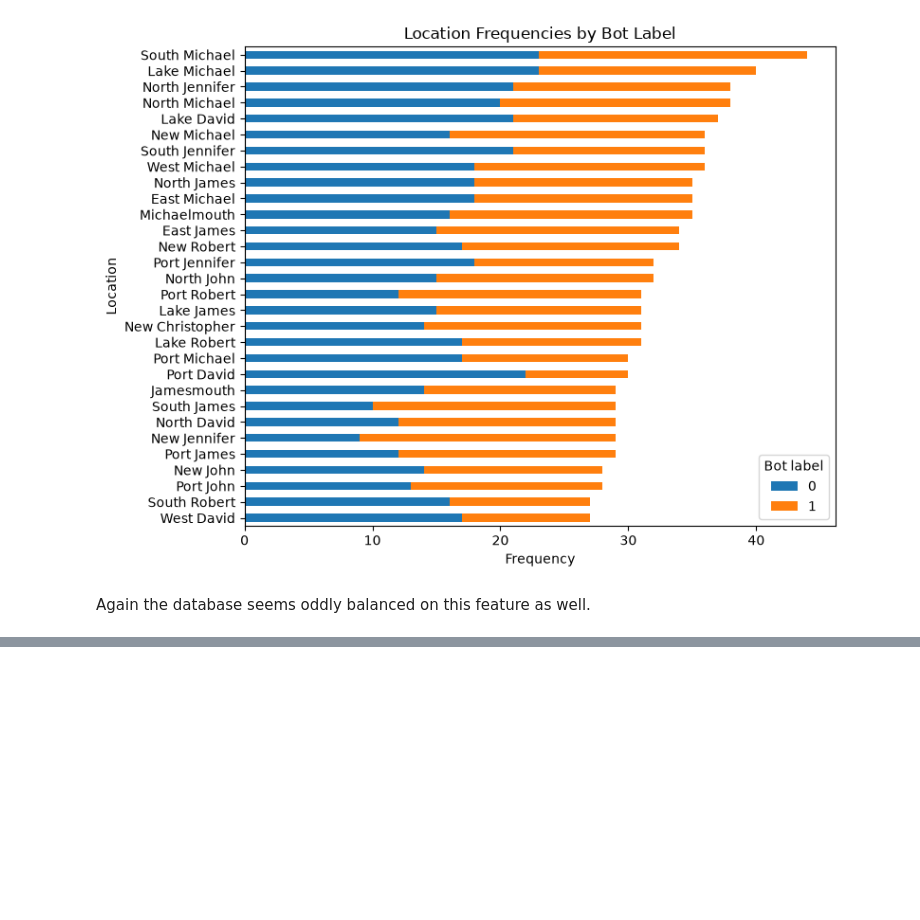
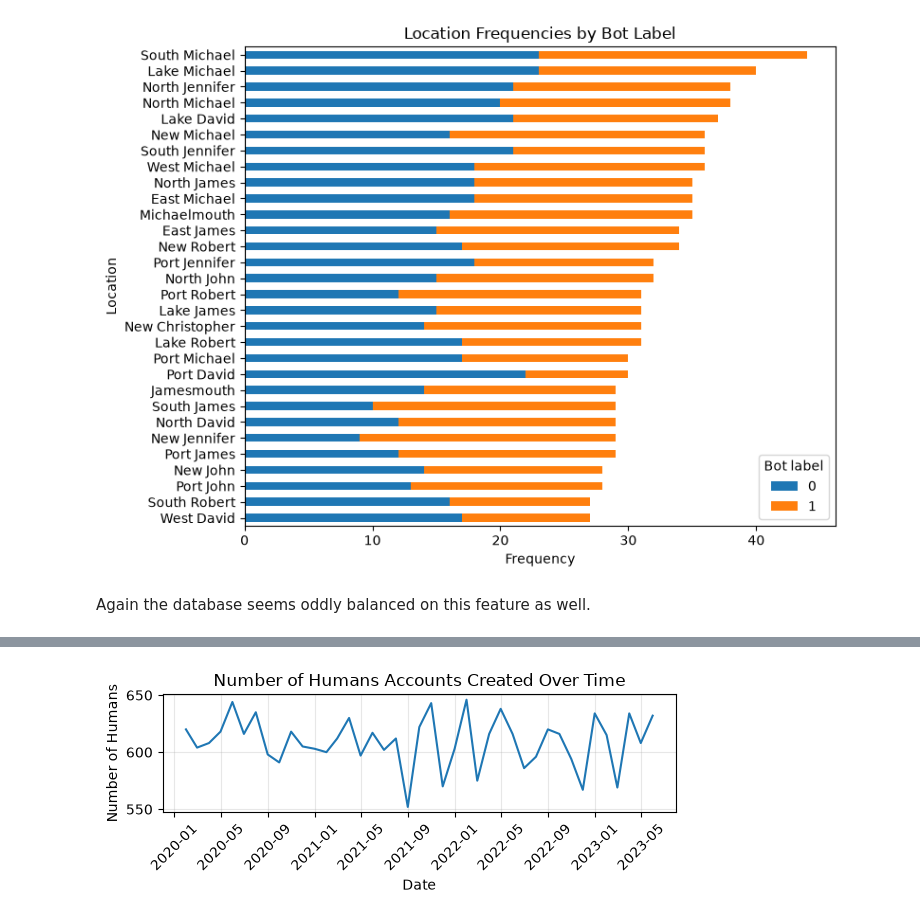
Before and after one commit to shri4anand/CS3654project, a Jupyter notebook: dev/EDA.ipynb, the cells around one changed output, grey strips where cells are left out. Saved outputs shown, nothing was run; the diff lists cells and outputs as text; code cells hidden in the pictures; blank space fills up the shorter version.

```diff
--- a/dev/EDA.ipynb
+++ b/dev/EDA.ipynb
@@ -157,0 +181,13 @@ Again the database seems oddly balanced on this feature as well.
+# %%
+plt.figure(figsize=(6, 2.5))
+plt.plot(humans_counts.index, humans_counts.values)
+
+plt.xlabel('Date')
+plt.ylabel('Number of Humans')
+plt.title('Number of Humans Accounts Created Over Time')
+plt.xticks(rotation=45)
+plt.grid(alpha=0.3)
+plt.tight_layout()
+plt.show()
+# %% [output]
+[figure, added]
```
Also changed, not shown: parts of 4 cells of this notebook, 1 other file.
